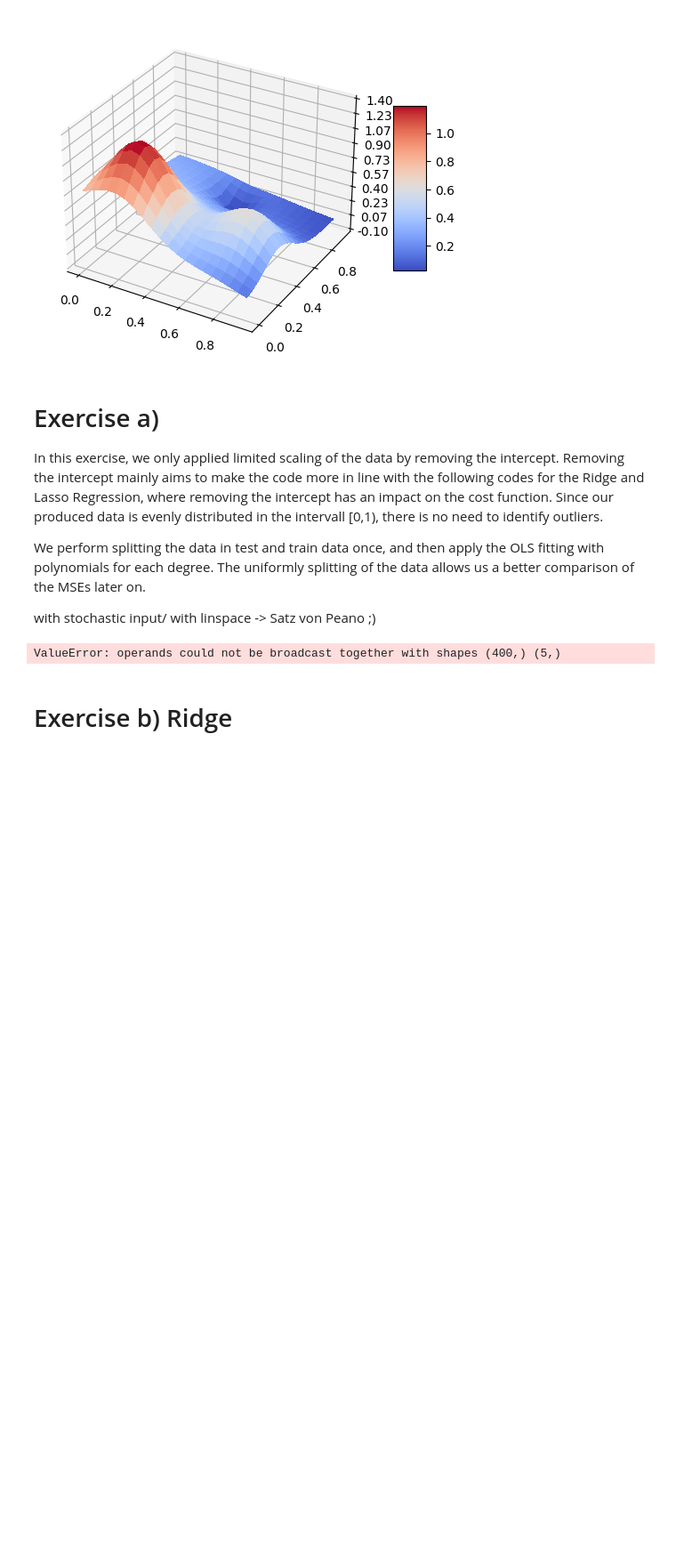
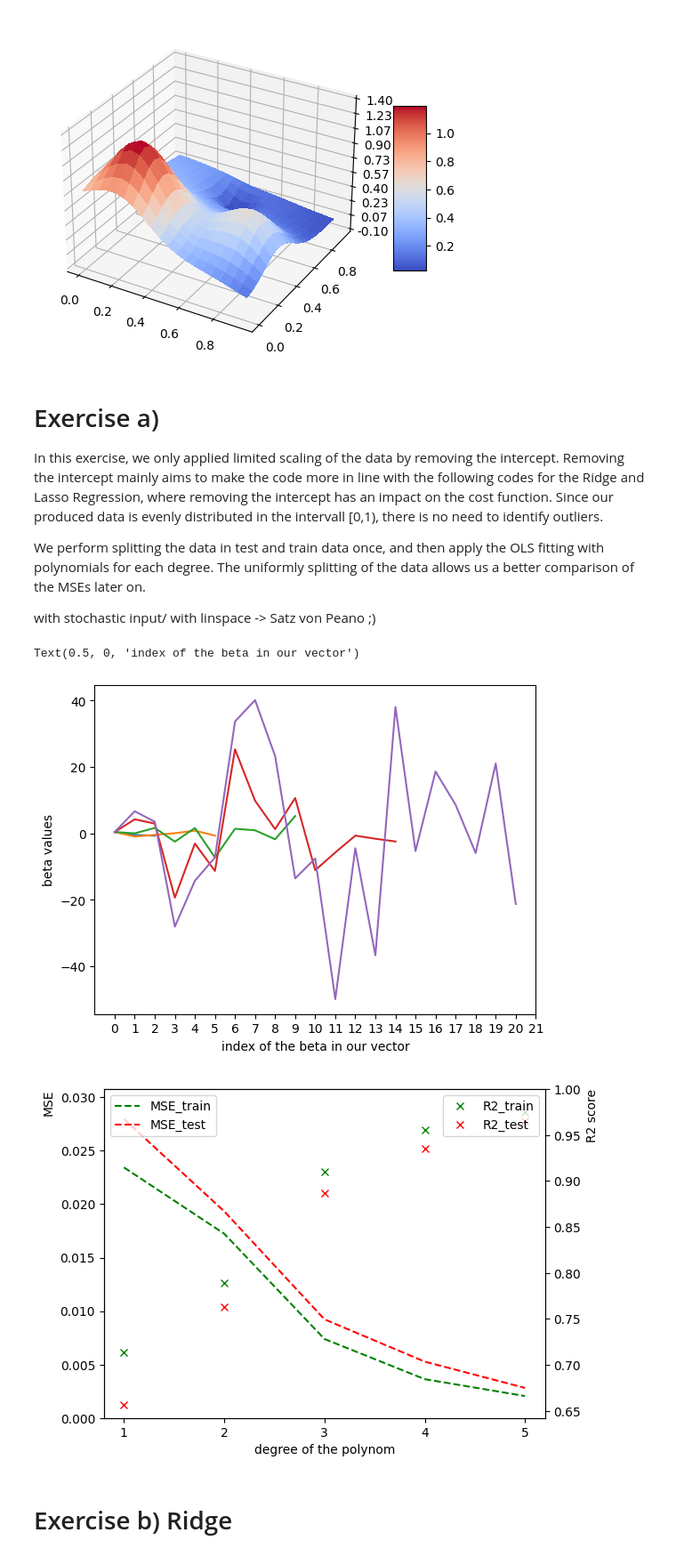
Before and after one commit to carmenpd/HWS23-MachineLearning, a Jupyter notebook: doc/carmenpd/Project-1 merged a) to c).ipynb, the cells around one changed output. Shown at 89% size. Cells and saved outputs as stored; diff of their text form; code cells hidden in the pictures; blank space fills up the shorter version.

```diff
--- a/doc/carmenpd/Project-1 merged a) to c).ipynb
+++ b/doc/carmenpd/Project-1 merged a) to c).ipynb
@@ -64,8 +59,10 @@ with stochastic input/ with linspace -> Satz von Peano ;)
 def rsquare(y, ypredict):
     return 1-(np.sum((y-ypredict)**2)/np.sum((y-np.mean(y))**2))
 
-def MSE(y, ypredict):
-    return 1/len(y)*(y.T-ypredict.T) @ (y-ypredict)
+
+def MSE(y_data,y_model):
+    n = np.size(y_model)
+    return np.sum((y_data-y_model)**2)/n
 # %%
 from sklearn.model_selection import train_test_split
 from sklearn.preprocessing import PolynomialFeatures
@@ -112,10 +109,12 @@ X_train_scaled = X_train - X_train_mean
 X_test_scaled = X_test - X_train_mean
 # we now calculate our model's intercept by using the expression from the lecture notes (M. Hjorth-Jensen: Notes on scaling with examples), which results from deriving the cost/loss function by beta0 and setting it to zero
 # since our cost/loss function is convex this leads us to finding its minimum with respect to beta0
+		# Dont I have to scale z test as well
 		# Question: Why not: intercept = np.mean(z_train) - X_train_mean * beta but instead using the new mean of the scaled data
 # The model intercept follows the equation z_scaler = np.mean(z_train) - np.mean(X_train_sc) * beta. Since we above centered our Designmatrix, the mean vector of X_train_sc equals the zero vector. Our equation reduces to:
 z_scaler = np.mean(z_train)
 z_train_scaled = z_train - z_scaler
+z_test_scaled = z_test - z_scaler
 
 
 # OLS fitting
@@ -135,45 +134,47 @@ for i in range(1, degree+1):
         beta_list.append(list(beta))
 
         ypredict = X_tilde @ beta
-        ypredict_test = X_test[:,0:c-1] @ beta
+        ypredict_test = X_test_scaled[:,0:c-1] @ beta
 
-        MSE_train[i-1] = MSE(z_train, ypredict)
-        MSE_test[i-1] = MSE(z_test, ypredict_test)
-        rsqr_train[i-1]= rsquare(z_train, ypredict)
-        rsqr_test[i-1]= rsquare(z_test, ypredict_test)
+        MSE_train[i-1] = MSE(z_train_scaled, ypredict)
+        MSE_test[i-1] = MSE(z_test_scaled, ypredict_test)
+        rsqr_train[i-1]= rsquare(z_train_scaled, ypredict)
+        rsqr_test[i-1]= rsquare(z_test_scaled, ypredict_test)
 
 
 
 # plotting the MSE and R^2 - as well as beta - as functions of the polynomial degree
 fig = plt.figure()
 
 fig2, ax1 = plt.subplots()
 plt.xlabel("degree of the polynom")
 xax = np.arange(1, degree +1)
 plt.xticks(xax)
 ax2 = ax1.twinx()
 ax2.set_ylim(np.min(rsqr_train)*0.9, 1)
 ax1.set_ylim(0, np.max(MSE_test)*1.1)
 ax1.plot(xax, MSE_train, 'g--', label='MSE_train')
 ax1.plot(xax, MSE_test, 'r--', label='MSE_test')
 ax2.plot(xax, rsqr_train, 'gx', label='R2_train')
 ax2.plot(xax, rsqr_test, 'rx', label='R2_test')
 ax1.legend(loc='upper left')
 ax2.legend(loc='upper right')
 ax1.set_ylabel('MSE', loc='top')
 ax2.set_ylabel('R2 score', loc='top')
 
 # plot the beta
 fig3 = fig.subplots()
 xax2 = np.arange(0,len(X)+2)
 fig3.set_xticks(xax2)
 beta_list = np.nan_to_num(beta_list)
 for i in range(len(beta_list)):
 	fig3.plot(np.append(z_scaler, beta_list[i]))
 fig3.set_ylabel("beta values")
 fig3.set_xlabel("index of the beta in our vector")
 # %% [output]
-ValueError: operands could not be broadcast together with shapes (400,) (5,)
+Text(0.5, 0, 'index of the beta in our vector')
+[figure, added]
+[figure, added]
 # %% [markdown]
 # Exercise b) Ridge
 # %%
```
Also changed, not shown: parts of 3 cells of this notebook.
